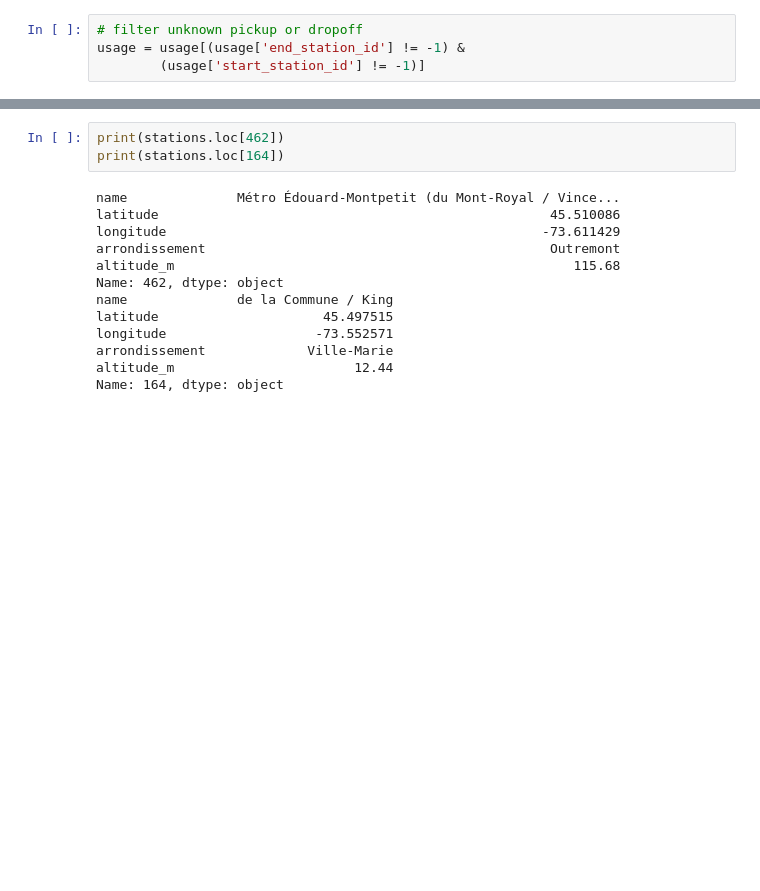
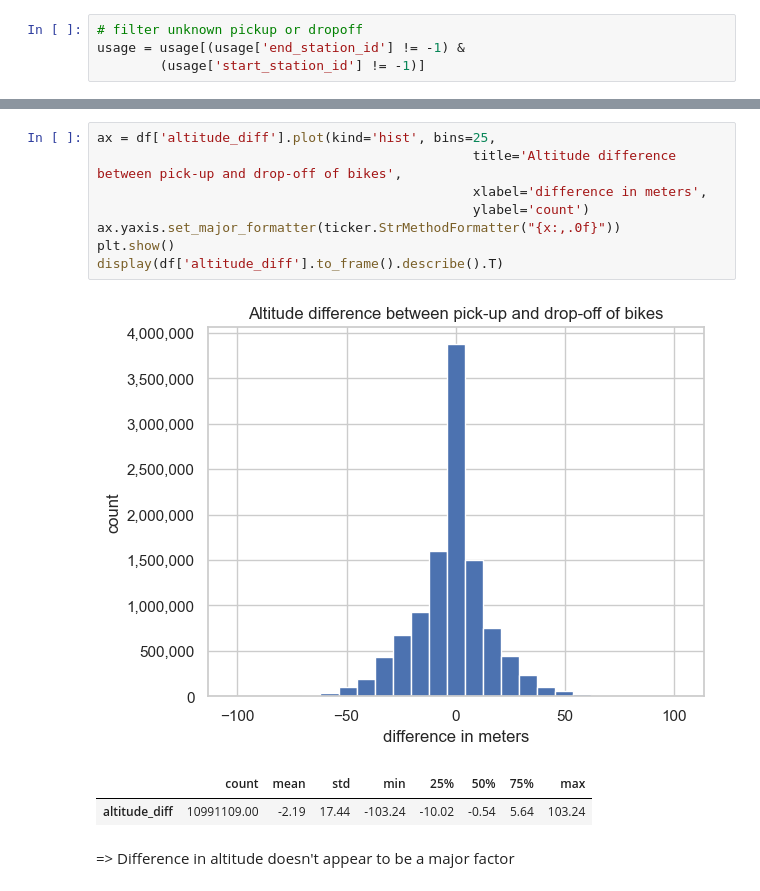
Before and after one commit to savardmaxime/Bixi-2023-stations-balance, a Jupyter notebook: altitude_analysis.ipynb, the cells around one changed output, grey strips where cells are left out. Saved outputs shown, nothing was run; the diff lists cells and outputs as text; blank space fills up the shorter version.

```diff
--- a/altitude_analysis.ipynb
+++ b/altitude_analysis.ipynb
@@ -89,16 +24,14 @@ df.sort_values(by=['altitude_diff'])
-# %%
-print(stations.loc[462])
-print(stations.loc[164])
-# %% [output]
-name              Métro Édouard-Montpetit (du Mont-Royal / Vince...
-latitude                                                  45.510086
-longitude                                                -73.611429
-arrondissement                                            Outremont
-altitude_m                                                   115.68
-Name: 462, dtype: object
-name              de la Commune / King
-latitude                     45.497515
-longitude                   -73.552571
-arrondissement             Ville-Marie
-altitude_m                       12.44
-Name: 164, dtype: object
+# %%
+ax = df['altitude_diff'].plot(kind='hist', bins=25,
+                                                title='Altitude difference between pick-up and drop-off of bikes',
+                                                xlabel='difference in meters',
+                                                ylabel='count')
+ax.yaxis.set_major_formatter(ticker.StrMethodFormatter("{x:,.0f}"))
+plt.show()
+display(df['altitude_diff'].to_frame().describe().T)
+# %% [output]
+[figure, added]
+|  | count | mean | std | min | 25% | 50% | 75% | max |
+| altitude_diff | 10991109.00 | -2.19 | 17.44 | -103.24 | -10.02 | -0.54 | 5.64 | 103.24 |
+# %% [markdown]
+=> Difference in altitude doesn't appear to be a major factor
```
Also changed, not shown: parts of 10 cells of this notebook, 1 other file.
